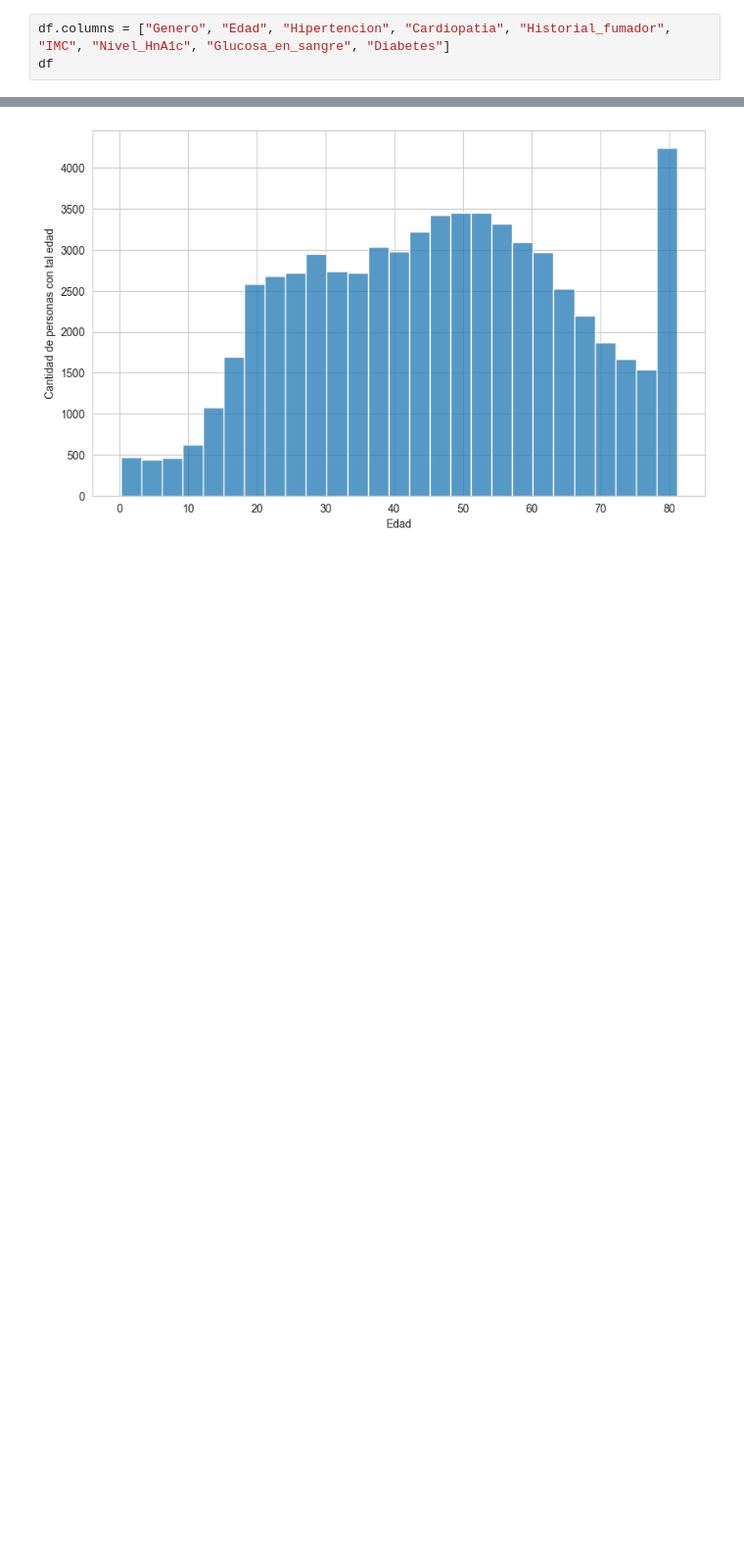
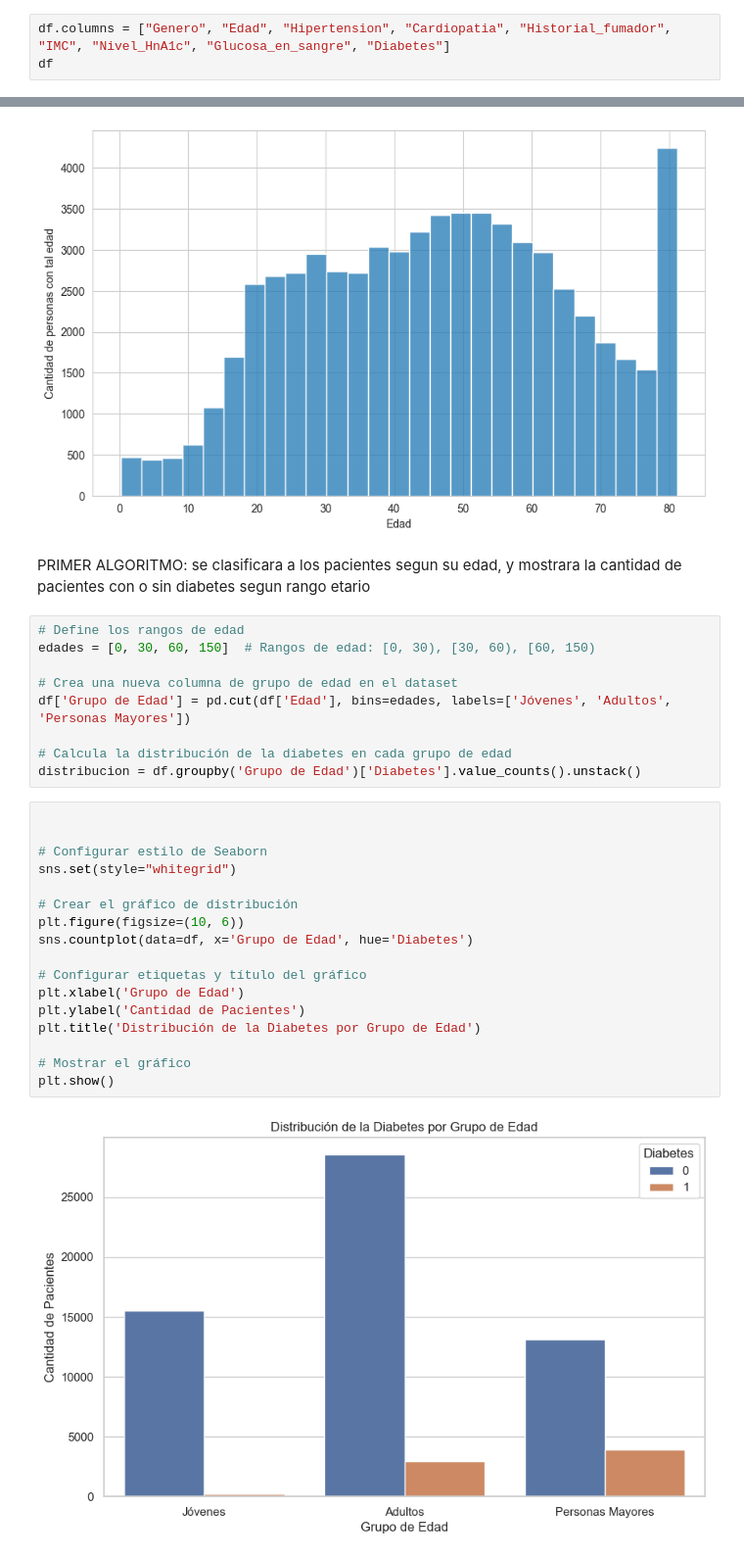
Before and after one commit to jaavieersit/ProyetoIntegrador, a Jupyter notebook: dataset/codigo.ipynb, the cells around one changed output, grey strips where cells are left out. Shown: that part at 98% size. Drawn from its saved outputs; the diff is of its cells as text; blank space fills up the shorter version.

```diff
--- a/dataset/codigo.ipynb
+++ b/dataset/codigo.ipynb
@@ -25,7 +25,7 @@ df
 # %% [markdown]
 Traducimos los nombres de las columnas de la tabla
 # %%
-df.columns = ["Genero", "Edad", "Hipertencion", "Cardiopatia", "Historial_fumador", "IMC", "Nivel_HnA1c", "Glucosa_en_sangre", "Diabetes"]
+df.columns = ["Genero", "Edad", "Hipertension", "Cardiopatia", "Historial_fumador", "IMC", "Nivel_HnA1c", "Glucosa_en_sangre", "Diabetes"]
 df
 # %% [output]
 |  | Genero | Edad | Hipertencion | Cardiopatia | Historial_fumador | IMC | Nivel_HnA1c | ... |
@@ -133,3 +133,33 @@ plt.ylabel("Cantidad de personas con tal edad")
 plt.show()
 # %% [output]
 [figure]
+# %% [markdown]
+PRIMER ALGORITMO: se clasificara a los pacientes segun su edad, y mostrara la cantidad de pacientes con o sin diabetes segun rango etario
+# %%
+# Define los rangos de edad
+edades = [0, 30, 60, 150]  # Rangos de edad: [0, 30), [30, 60), [60, 150)
+
+# Crea una nueva columna de grupo de edad en el dataset
+df['Grupo de Edad'] = pd.cut(df['Edad'], bins=edades, labels=['Jóvenes', 'Adultos', 'Personas Mayores'])
+
+# Calcula la distribución de la diabetes en cada grupo de edad
+distribucion = df.groupby('Grupo de Edad')['Diabetes'].value_counts().unstack()
+# %%
+
+
+# Configurar estilo de Seaborn
+sns.set(style="whitegrid")
+
+# Crear el gráfico de distribución
+plt.figure(figsize=(10, 6))
+sns.countplot(data=df, x='Grupo de Edad', hue='Diabetes')
+
+# Configurar etiquetas y título del gráfico
+plt.xlabel('Grupo de Edad')
+plt.ylabel('Cantidad de Pacientes')
+plt.title('Distribución de la Diabetes por Grupo de Edad')
+
+# Mostrar el gráfico
+plt.show()
+# %% [output]
+[figure, added]
```
Also changed, not shown: parts of 5 cells of this notebook.
